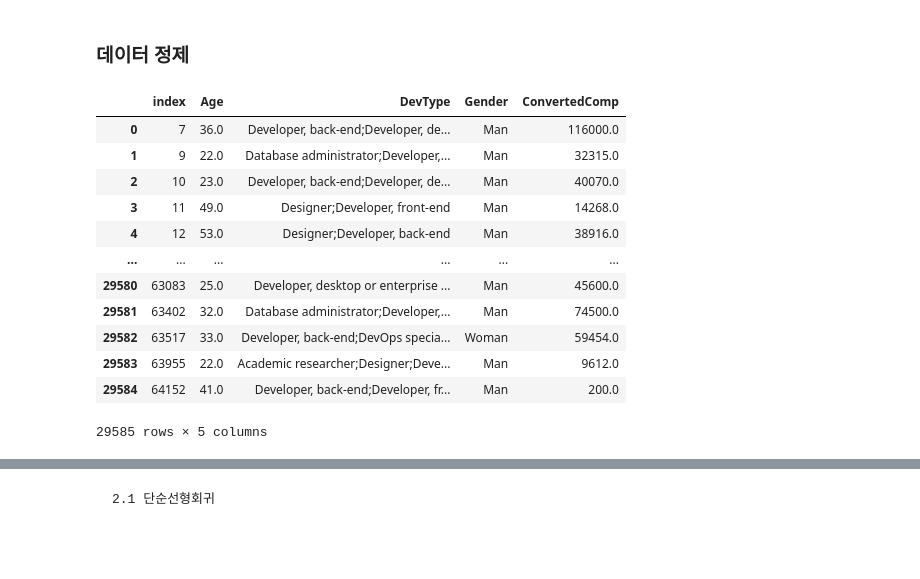
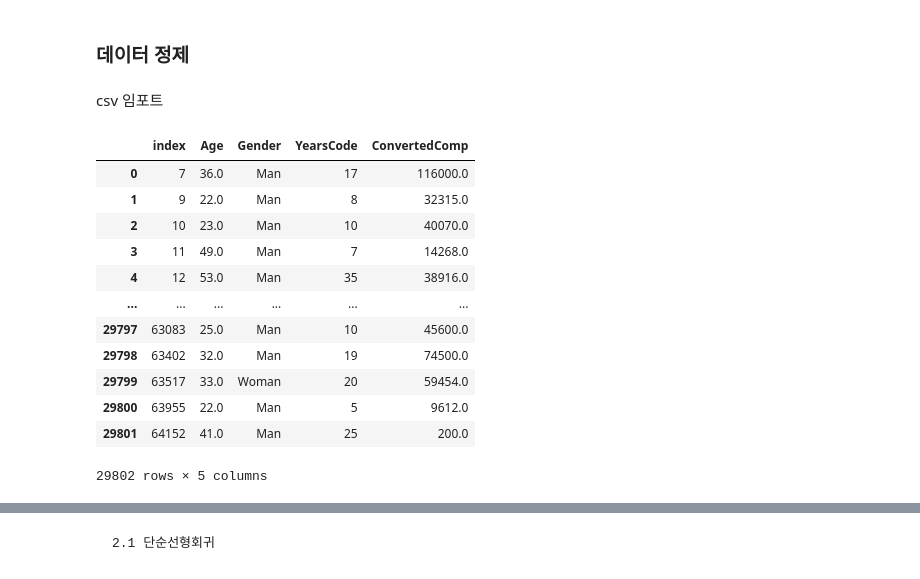
Before and after one commit to UniM0cha/Inhatc-ML, a Jupyter notebook: 정윤/3주차/rep3-회귀문제풀기(201845092이정윤).ipynb, the cells around one changed output, grey strips where cells are left out. Drawn from its saved outputs; the diff is of its cells as text; code cells hidden in the pictures; blank space fills up the shorter version.

Commit message:
0314 - YearsCode로 가자

```diff
--- a/정윤/3주차/rep3-회귀문제풀기(201845092이정윤).ipynb
+++ b/정윤/3주차/rep3-회귀문제풀기(201845092이정윤).ipynb
@@ -134,26 +115,32 @@ https://www.kaggle.com/aitzaz/stack-overflow-developer-survey-2020
 # %% [markdown]
 ### 데이터 정제
+# %% [markdown]
+csv 임포트
 # %%
 import pandas as pd
 df = pd.read_csv('survey_results_public.csv')
 
 # Nan 제거
-df = df[['Age', 'DevType', 'Gender', 'ConvertedComp']].dropna()
+df = df[['Age', 'Gender', 'YearsCode', 'ConvertedComp']].dropna()
+
+# YearsCode 모두 숫자로 변경 (0, 51)
+df['YearsCode'].replace(['Less than 1 year'], 0)
+df['YearsCode'].replace(['More than 50 years'], 51)
 
 # Gender Man과 Woman으로 나눈 후 인덱스 초기화
 df = df[(df['Gender'] == 'Man') | (df['Gender'] == 'Woman')].reset_index()
 df
 # %% [output]
-|  | index | Age | DevType | Gender | ConvertedComp |
-| 0 | 7 | 36.0 | Developer, back-end;Developer, de... | Man | 116000.0 |
-| 1 | 9 | 22.0 | Database administrator;Developer,... | Man | 32315.0 |
-| 2 | 10 | 23.0 | Developer, back-end;Developer, de... | Man | 40070.0 |
-| 3 | 11 | 49.0 | Designer;Developer, front-end | Man | 14268.0 |
-| 4 | 12 | 53.0 | Designer;Developer, back-end | Man | 38916.0 |
+|  | index | Age | Gender | YearsCode | ConvertedComp |
+| 0 | 7 | 36.0 | Man | 17 | 116000.0 |
+| 1 | 9 | 22.0 | Man | 8 | 32315.0 |
+| 2 | 10 | 23.0 | Man | 10 | 40070.0 |
+| 3 | 11 | 49.0 | Man | 7 | 14268.0 |
+| 4 | 12 | 53.0 | Man | 35 | 38916.0 |
 | ... | ... | ... | ... | ... | ... |
-| 29580 | 63083 | 25.0 | Developer, desktop or enterprise ... | Man | 45600.0 |
-| 29581 | 63402 | 32.0 | Database administrator;Developer,... | Man | 74500.0 |
-| 29582 | 63517 | 33.0 | Developer, back-end;DevOps specia... | Woman | 59454.0 |
-| 29583 | 63955 | 22.0 | Academic researcher;Designer;Deve... | Man | 9612.0 |
-| 29584 | 64152 | 41.0 | Developer, back-end;Developer, fr... | Man | 200.0 |
+| 29797 | 63083 | 25.0 | Man | 10 | 45600.0 |
+| 29798 | 63402 | 32.0 | Man | 19 | 74500.0 |
+| 29799 | 63517 | 33.0 | Woman | 20 | 59454.0 |
+| 29800 | 63955 | 22.0 | Man | 5 | 9612.0 |
+| 29801 | 64152 | 41.0 | Man | 25 | 200.0 |
-29585 rows × 5 columns
+29802 rows × 5 columns
```
Also changed, not shown: parts of 7 cells of this notebook, 1 other file.
